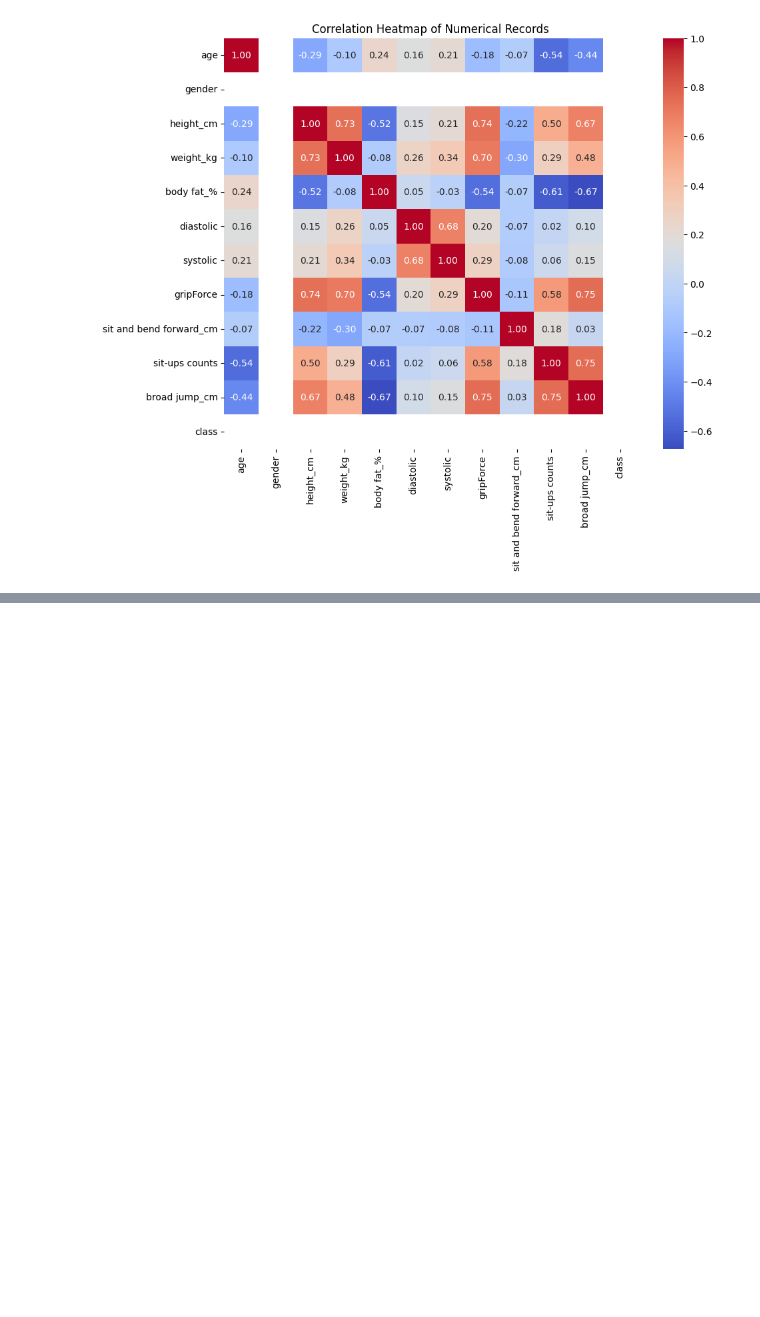
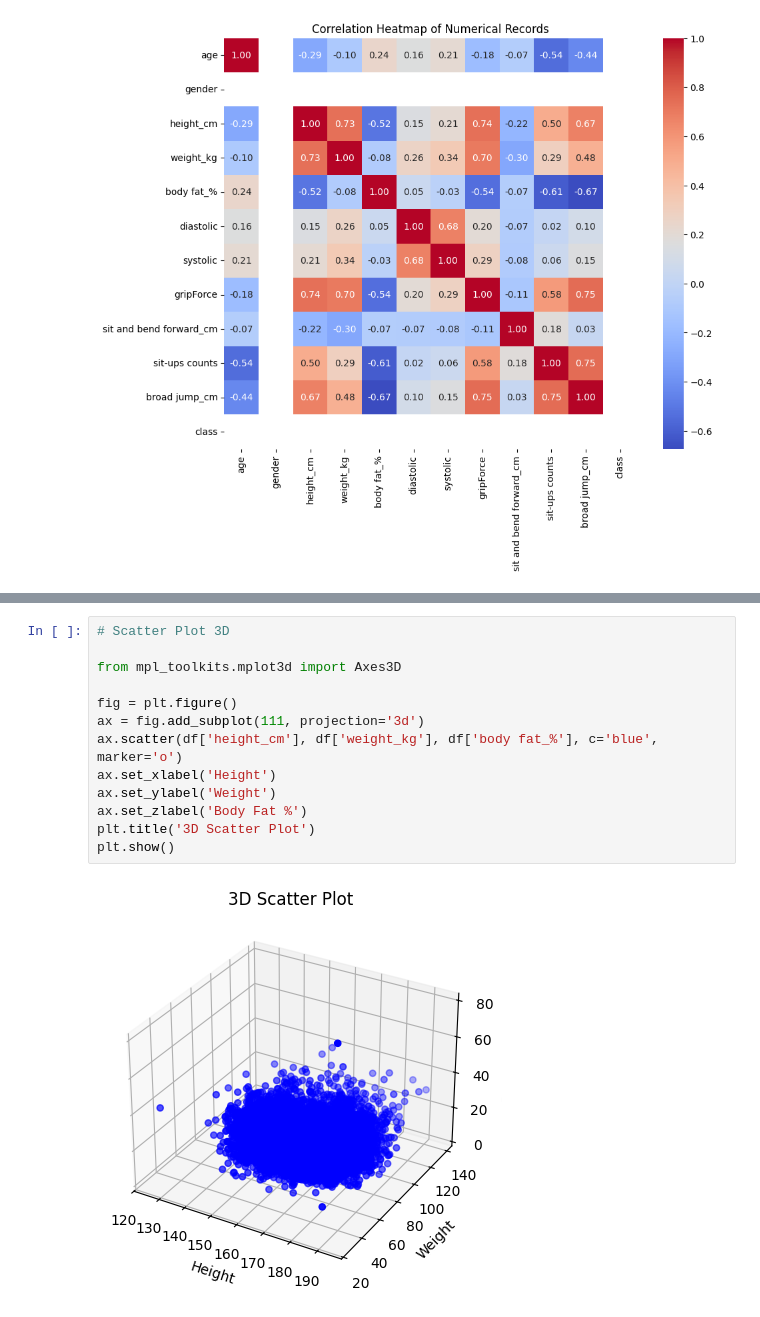
Before and after one commit to amitanshupanigrahi2704/EDA-, a Jupyter notebook: 21BDS0244.ipynb, the cells around one changed output, grey strips where cells are left out. Drawn from its saved outputs; the diff is of its cells as text; blank space fills up the shorter version.

```diff
--- a/21BDS0244.ipynb
+++ b/21BDS0244.ipynb
@@ -397,0 +633,15 @@ cor:             0.7349092849336101
+# %%
+# Scatter Plot 3D
+
+from mpl_toolkits.mplot3d import Axes3D
+
+fig = plt.figure()
+ax = fig.add_subplot(111, projection='3d')
+ax.scatter(df['height_cm'], df['weight_kg'], df['body fat_%'], c='blue', marker='o')
+ax.set_xlabel('Height')
+ax.set_ylabel('Weight')
+ax.set_zlabel('Body Fat %')
+plt.title('3D Scatter Plot')
+plt.show()
+# %% [output]
+[figure, added]
```
Also changed, not shown: parts of 18 cells of this notebook.
